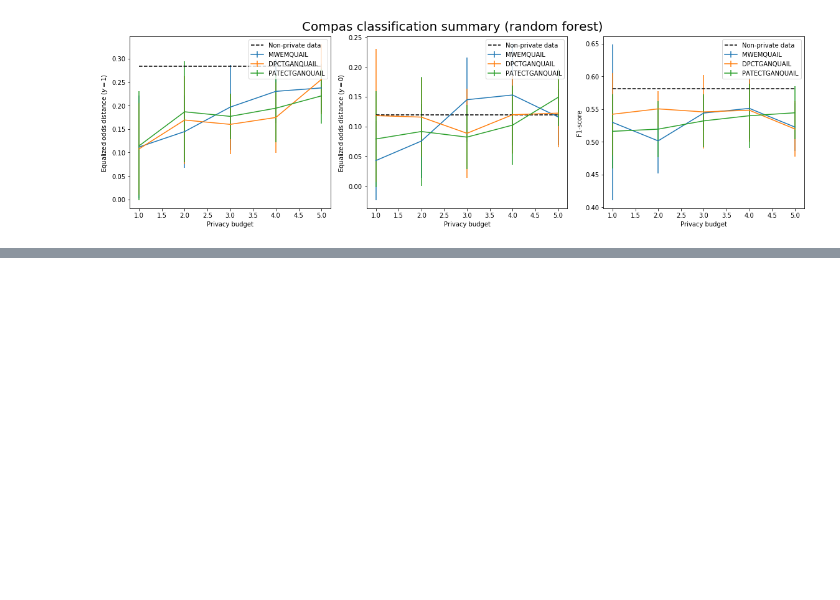
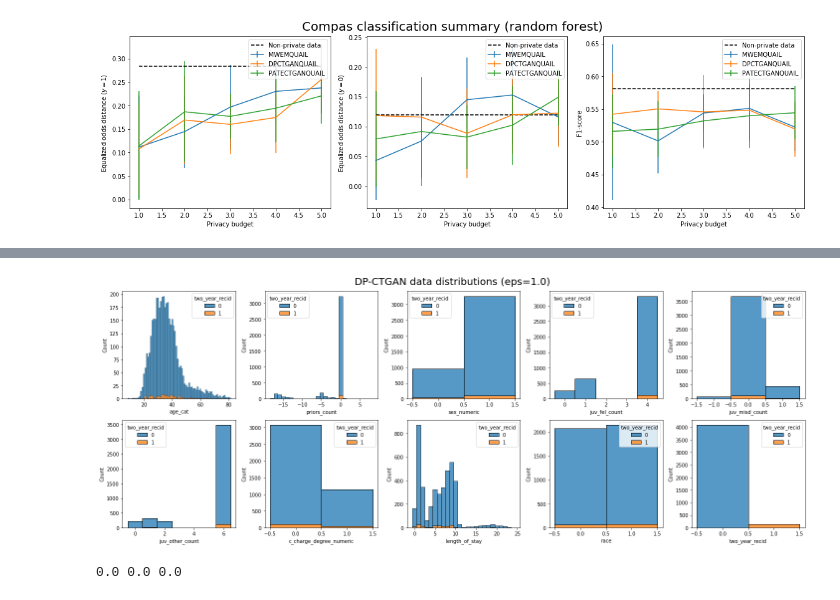
Before and after one commit to kgrabarz/microsoft_capstone_fall_2021, a Jupyter notebook: Code/Pipelines_and_EDA/13_Compas_Synthetic_Data_Distributions.ipynb, the cells around one changed output, grey strips where cells are left out. Cells and saved outputs as stored; diff of their text form; code cells hidden in the pictures; blank space fills up the shorter version.

```diff
--- a/Code/Pipelines_and_EDA/13_Compas_Synthetic_Data_Distributions.ipynb
+++ b/Code/Pipelines_and_EDA/13_Compas_Synthetic_Data_Distributions.ipynb
@@ -343,0 +356,40 @@ get_compas_epsilon_plots(["MWEMQUAIL", "DPCTGANQUAIL", "PATECTGANQUAIL"], epsilo
+# %%
+#             age_cat                    int64
+#             priors_count               int64
+#             sex_numeric                int64
+#             juv_fel_count              int64
+#             juv_misd_count             int64
+#                                        int64
+#             c_charge_degree_numeric    int64
+#             length_of_stay             int64
+#             race                       int64
+#             two_year_recid             int64
+def plot_distributions(df, title):
+    continuous = ["age_cat", "priors_count","sex_numeric","juv_fel_count","juv_misd_count","juv_other_count",
+                 "c_charge_degree_numeric","length_of_stay","race","two_year_recid"]
+    categorical_labels = {
+                          }
+    fig, ax = plt.subplots(2, 5, figsize=(20,8))
+    ax = ax.ravel()
+    for i, col in enumerate(df.columns):
+        if col in continuous:
+            sns.histplot(data=df, x=col, hue="two_year_recid", multiple="stack", ax=ax[i], discrete=True)
+        else:
+            labels = categorical_labels[col]
+            g = sns.histplot(data=df, x=col, hue="two_year_recid", multiple="stack", ax=ax[i], discrete=True)
+            g.set_xticks(list(labels.keys()))
+            g.set_xticklabels(labels.values(), rotation=45)
+    fig.suptitle(title, size=20)
+    fig.tight_layout(rect=[0, 0.03, 1, 0.95])
+# %%
+data_dir = "synth/"
+# %%
+DPCTGAN_eps1_rep8 = pd.read_csv(data_dir+"COMPAS_DPCTGAN_eps=1.0_8.csv", index_col=0)
+plot_distributions(DPCTGAN_eps1_rep8, title="DP-CTGAN data distributions (eps=1.0)")
+# %% [output]
+[figure, added]
+# %%
+TPR_diff, FPR_diff, f1_score = compas_classification_helper("DPCTGAN", 1.0, 8, "logistic", test_data)
+print(TPR_diff, FPR_diff, f1_score)
+# %% [output]
+0.0 0.0 0.0
```
Also changed, not shown: parts of 26 cells of this notebook.
